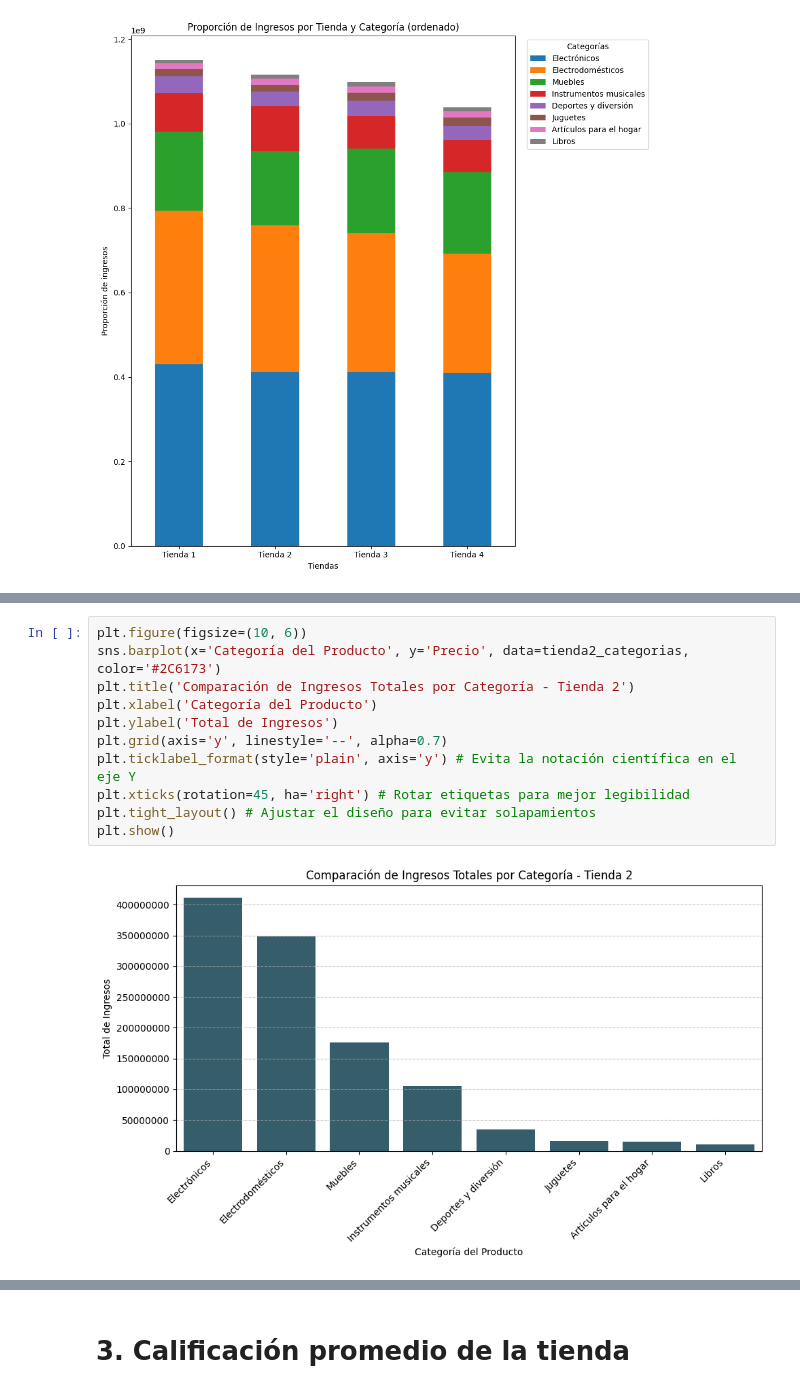
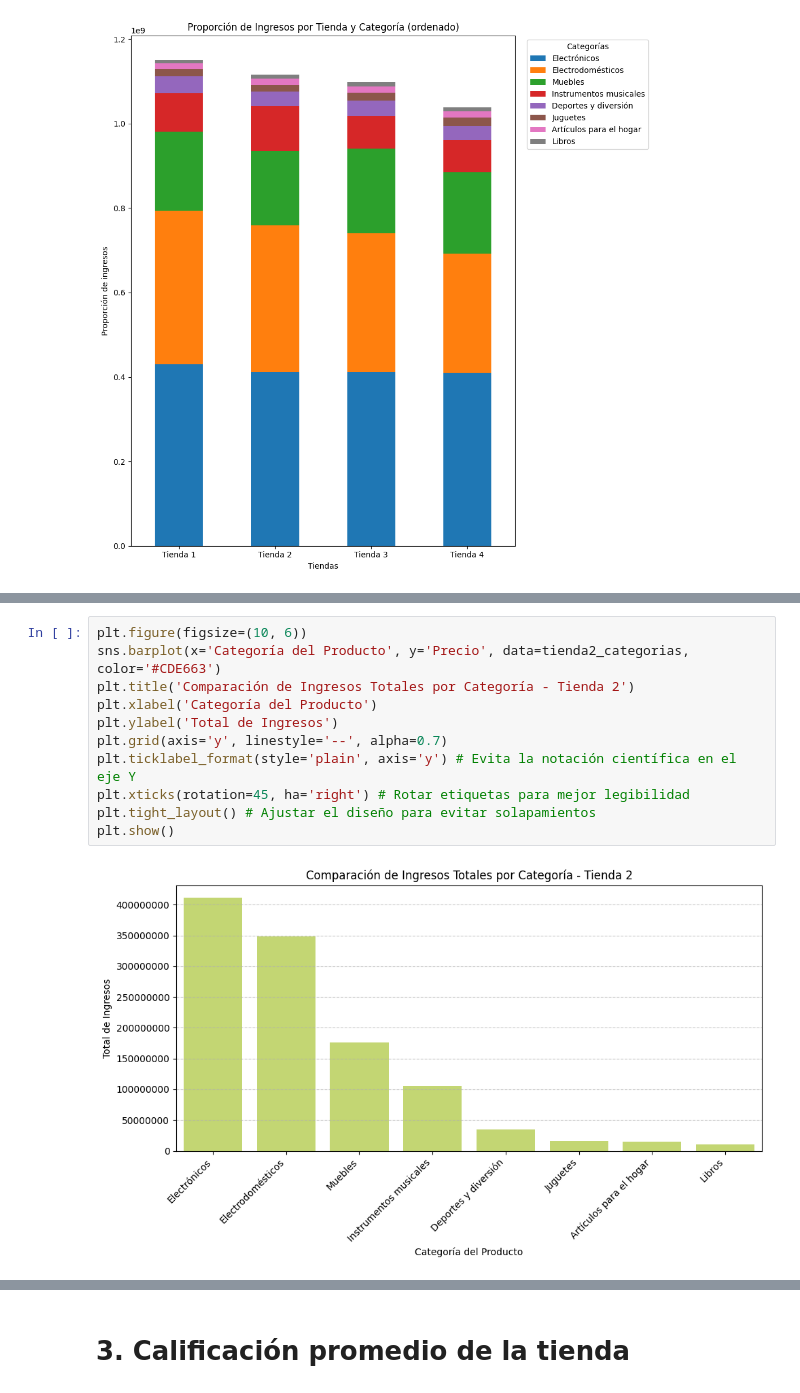
Before and after one commit to AlejaCruzR/Challenge_Alura_Store_AleCruz, a Jupyter notebook: AluraStoreLatam_AleCruz.ipynb, the cells around one changed output, grey strips where cells are left out. Drawn from its saved outputs; the diff is of its cells as text.

```diff
--- a/AluraStoreLatam_AleCruz.ipynb
+++ b/AluraStoreLatam_AleCruz.ipynb
@@ -679,15 +679,15 @@ plt.show()
 # %%
 plt.figure(figsize=(10, 6))
-sns.barplot(x='Categoría del Producto', y='Precio', data=tienda2_categorias, color='#2C6173')
+sns.barplot(x='Categoría del Producto', y='Precio', data=tienda2_categorias, color='#CDE663')
 plt.title('Comparación de Ingresos Totales por Categoría - Tienda 2')
 plt.xlabel('Categoría del Producto')
 plt.ylabel('Total de Ingresos')
 plt.grid(axis='y', linestyle='--', alpha=0.7)
 plt.ticklabel_format(style='plain', axis='y') # Evita la notación científica en el eje Y
 plt.xticks(rotation=45, ha='right') # Rotar etiquetas para mejor legibilidad
 plt.tight_layout() # Ajustar el diseño para evitar solapamientos
 plt.show()
 # %% [output]
-[figure, old version]
+[figure, new version]
 # %%
 plt.figure(figsize=(10, 6))
```
Also changed, not shown: parts of 13 cells of this notebook.
